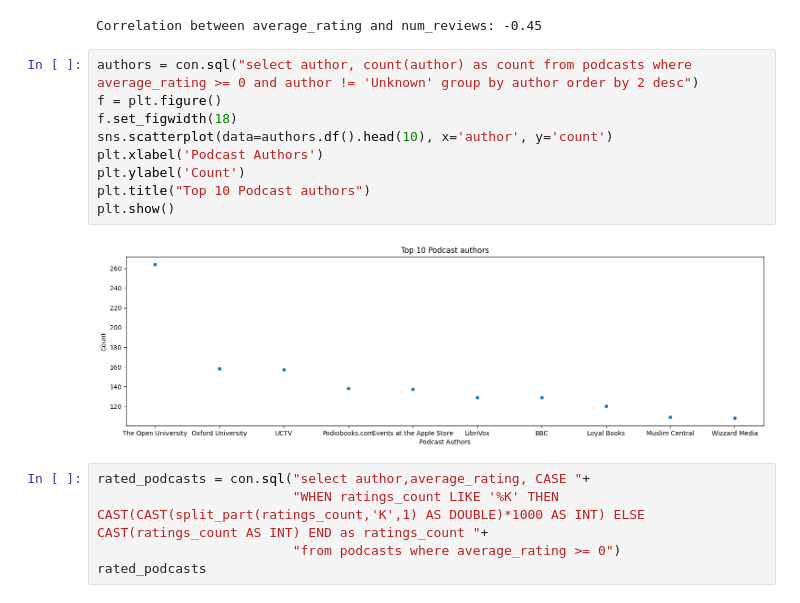
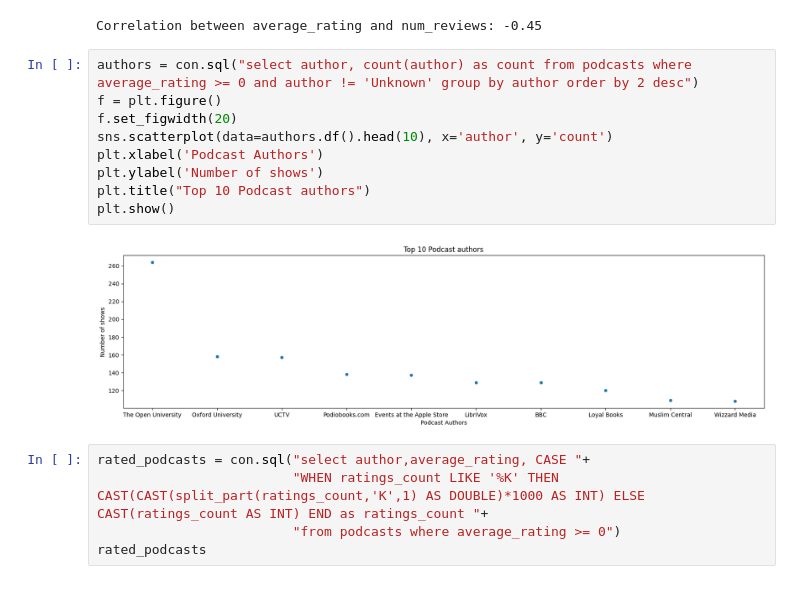
Before and after one commit to joshgeller05/DSCI-591, a Jupyter notebook: python/eda_notebook.ipynb, the cells around one changed output. Cells and saved outputs as stored; diff of their text form.

Commit message:
more graphs

```diff
--- a/python/eda_notebook.ipynb
+++ b/python/eda_notebook.ipynb
@@ -420,14 +388,14 @@ Correlation between average_rating and num_reviews: -0.45
 # %%
 authors = con.sql("select author, count(author) as count from podcasts where average_rating >= 0 and author != 'Unknown' group by author order by 2 desc")
 f = plt.figure()
-f.set_figwidth(18)
+f.set_figwidth(20)
 sns.scatterplot(data=authors.df().head(10), x='author', y='count')
 plt.xlabel('Podcast Authors')
-plt.ylabel('Count')
+plt.ylabel('Number of shows')
 plt.title("Top 10 Podcast authors")
 plt.show()
 # %% [output]
-[figure, old version]
+[figure, new version]
 # %%
 rated_podcasts = con.sql("select author,average_rating, CASE "+
                          "WHEN ratings_count LIKE '%K' THEN CAST(CAST(split_part(ratings_count,'K',1) AS DOUBLE)*1000 AS INT) ELSE CAST(ratings_count AS INT) END as ratings_count "+
```
Also changed, not shown: parts of 20 cells of this notebook.
